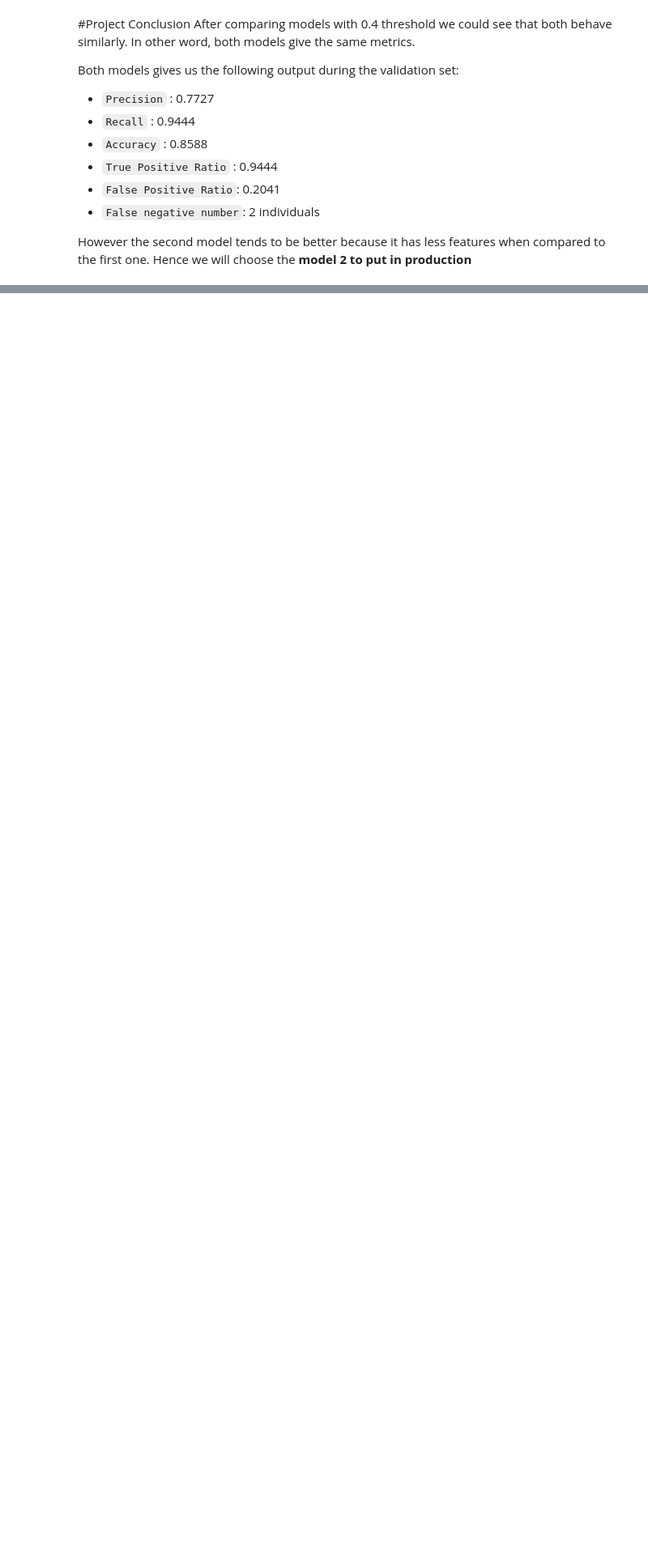
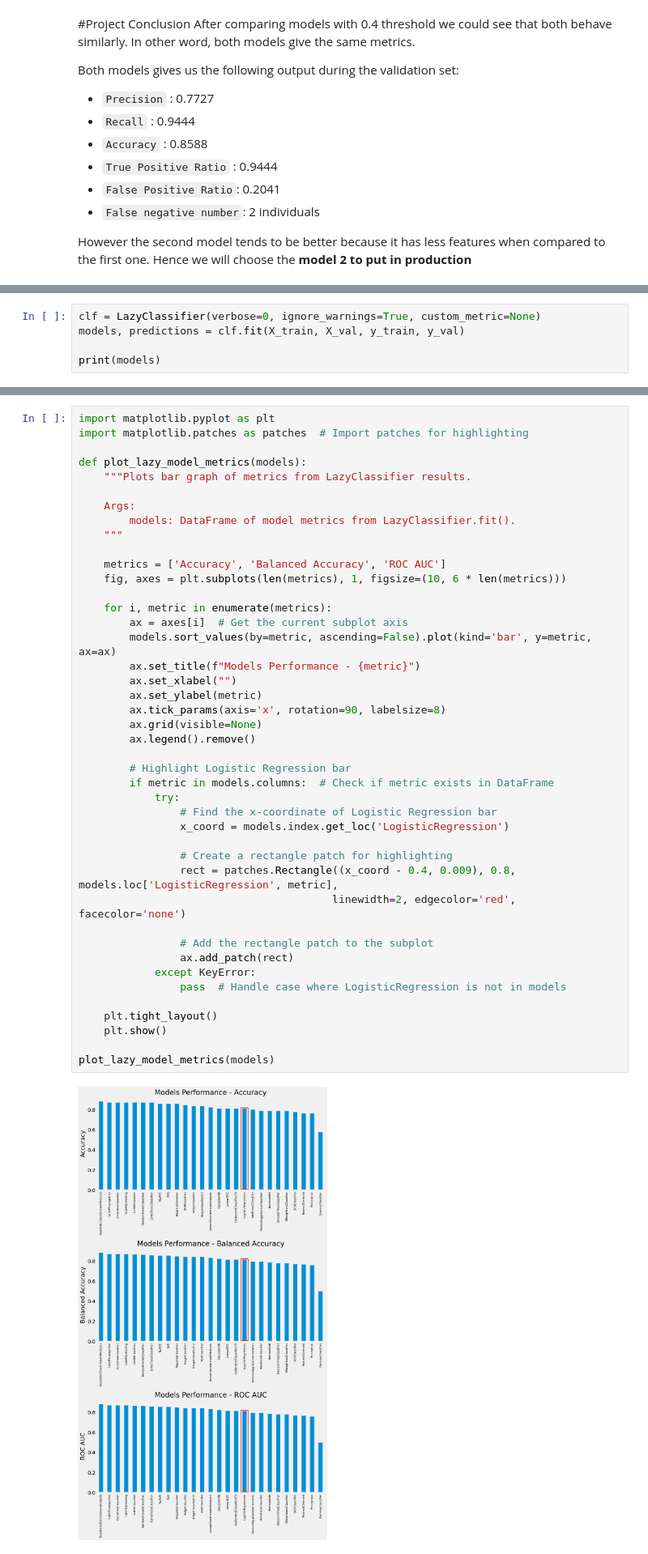
Before and after one commit to TomazFilgueira/UFRN-ML-2025-1, a Jupyter notebook: heart_disease_classification.ipynb, the cells around one changed output, grey strips where cells are left out. Shown: that part at 81% size. Saved outputs shown, nothing was run; the diff lists cells and outputs as text; blank space fills up the shorter version.

Commit message:
added model lazy predictors

```diff
--- a/heart_disease_classification.ipynb
+++ b/heart_disease_classification.ipynb
@@ -963,0 +972,5 @@ However the second model tends to be better because it has less features when co
+# %%
+clf = LazyClassifier(verbose=0, ignore_warnings=True, custom_metric=None)
+models, predictions = clf.fit(X_train, X_val, y_train, y_val)
+
+print(models)
@@ -963,0 +995,45 @@ However the second model tends to be better because it has less features when co
+# %%
+import matplotlib.pyplot as plt
+import matplotlib.patches as patches  # Import patches for highlighting
+
+def plot_lazy_model_metrics(models):
+    """Plots bar graph of metrics from LazyClassifier results.
+
+    Args:
+        models: DataFrame of model metrics from LazyClassifier.fit().
+    """
+
+    metrics = ['Accuracy', 'Balanced Accuracy', 'ROC AUC']
+    fig, axes = plt.subplots(len(metrics), 1, figsize=(10, 6 * len(metrics)))
+
+    for i, metric in enumerate(metrics):
+        ax = axes[i]  # Get the current subplot axis
+        models.sort_values(by=metric, ascending=False).plot(kind='bar', y=metric, ax=ax)
+        ax.set_title(f"Models Performance - {metric}")
+        ax.set_xlabel("")
+        ax.set_ylabel(metric)
+        ax.tick_params(axis='x', rotation=90, labelsize=8)
+        ax.grid(visible=None)
+        ax.legend().remove()
+
+        # Highlight Logistic Regression bar
+        if metric in models.columns:  # Check if metric exists in DataFrame
+            try:
+                # Find the x-coordinate of Logistic Regression bar
+                x_coord = models.index.get_loc('LogisticRegression')
+
+                # Create a rectangle patch for highlighting
+                rect = patches.Rectangle((x_coord - 0.4, 0.009), 0.8, models.loc['LogisticRegression', metric],
+                                        linewidth=2, edgecolor='red', facecolor='none')
+
+                # Add the rectangle patch to the subplot
+                ax.add_patch(rect)
+            except KeyError:
+                pass  # Handle case where LogisticRegression is not in models
+
+    plt.tight_layout()
+    plt.show()
+
+plot_lazy_model_metrics(models)
+# %% [output]
+[figure, added]
```
Also changed, not shown: parts of 7 cells of this notebook.
